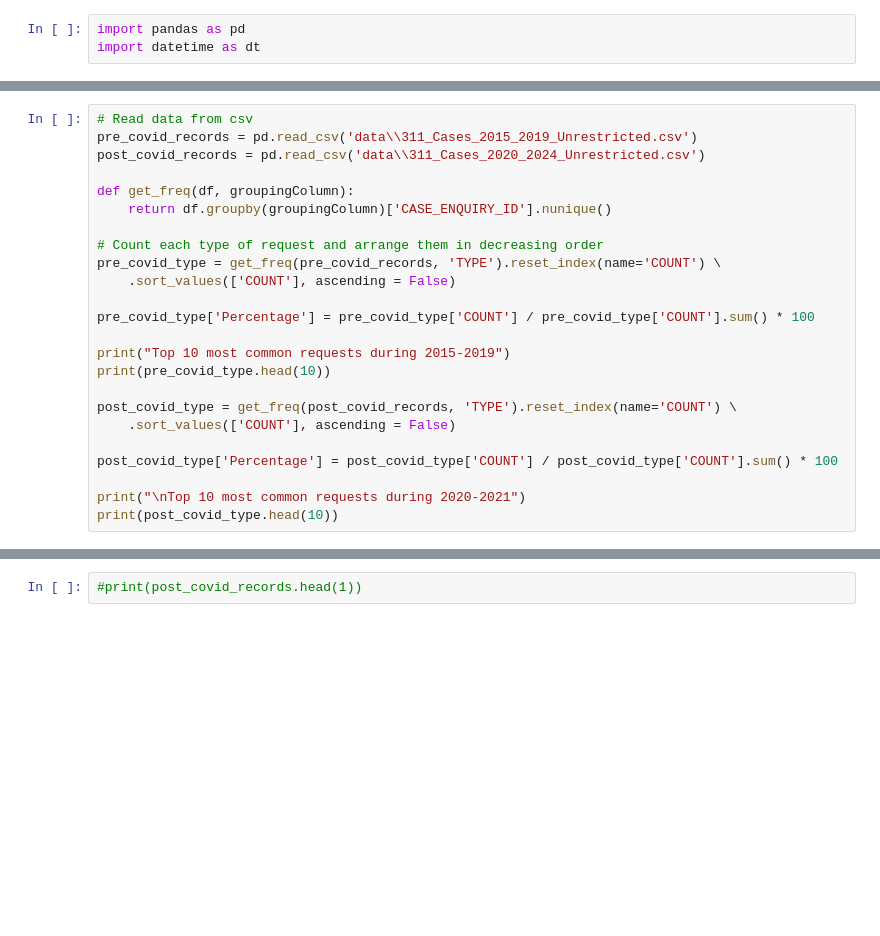
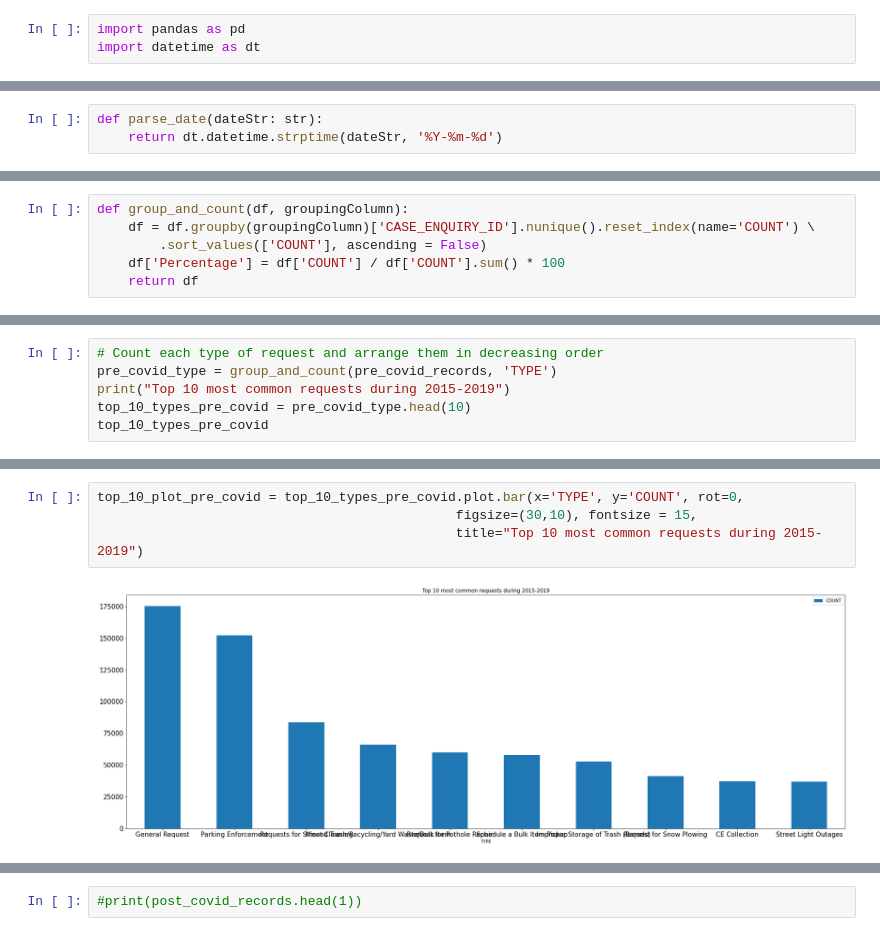
Before and after one commit to Cap10nem0/2021Fall_finals, a Jupyter notebook: 311_requests.ipynb, the cells around one changed output, grey strips where cells are left out. Drawn from its saved outputs; the diff is of its cells as text; blank space fills up the shorter version.

```diff
--- a/311_requests.ipynb
+++ b/311_requests.ipynb
@@ -17,0 +29,3 @@ import datetime as dt
+# %%
+def parse_date(dateStr: str):
+    return dt.datetime.strptime(dateStr, '%Y-%m-%d')
@@ -18,24 +41,6 @@ import datetime as dt
 # %%
-# Read data from csv
-pre_covid_records = pd.read_csv('data\\311_Cases_2015_2019_Unrestricted.csv')
-post_covid_records = pd.read_csv('data\\311_Cases_2020_2024_Unrestricted.csv')
-
-def get_freq(df, groupingColumn):
-    return df.groupby(groupingColumn)['CASE_ENQUIRY_ID'].nunique()
-
-# Count each type of request and arrange them in decreasing order
-pre_covid_type = get_freq(pre_covid_records, 'TYPE').reset_index(name='COUNT') \
-    .sort_values(['COUNT'], ascending = False)
-
-pre_covid_type['Percentage'] = pre_covid_type['COUNT'] / pre_covid_type['COUNT'].sum() * 100
-
-print("Top 10 most common requests during 2015-2019")
-print(pre_covid_type.head(10))
-
-post_covid_type = get_freq(post_covid_records, 'TYPE').reset_index(name='COUNT') \
-    .sort_values(['COUNT'], ascending = False)
-
-post_covid_type['Percentage'] = post_covid_type['COUNT'] / post_covid_type['COUNT'].sum() * 100
-
-print("\nTop 10 most common requests during 2020-2021")
-print(post_covid_type.head(10))
+def group_and_count(df, groupingColumn):
+    df = df.groupby(groupingColumn)['CASE_ENQUIRY_ID'].nunique().reset_index(name='COUNT') \
+        .sort_values(['COUNT'], ascending = False)
+    df['Percentage'] = df['COUNT'] / df['COUNT'].sum() * 100
+    return df
@@ -59,0 +47,6 @@ Top 10 most common requests during 2015-2019
+# %%
+# Count each type of request and arrange them in decreasing order
+pre_covid_type = group_and_count(pre_covid_records, 'TYPE')
+print("Top 10 most common requests during 2015-2019")
+top_10_types_pre_covid = pre_covid_type.head(10)
+top_10_types_pre_covid
@@ -59,0 +66,6 @@ Top 10 most common requests during 2015-2019
+# %%
+top_10_plot_pre_covid = top_10_types_pre_covid.plot.bar(x='TYPE', y='COUNT', rot=0,
+                                              figsize=(30,10), fontsize = 15,
+                                              title="Top 10 most common requests during 2015-2019")
+# %% [output]
+[figure, added]
```
Also changed, not shown: parts of 21 cells of this notebook.
